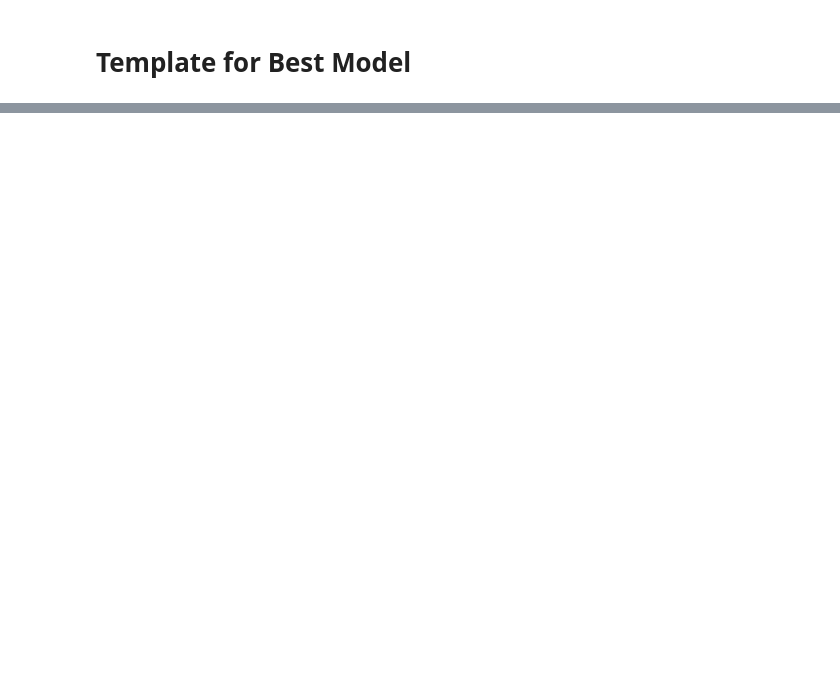
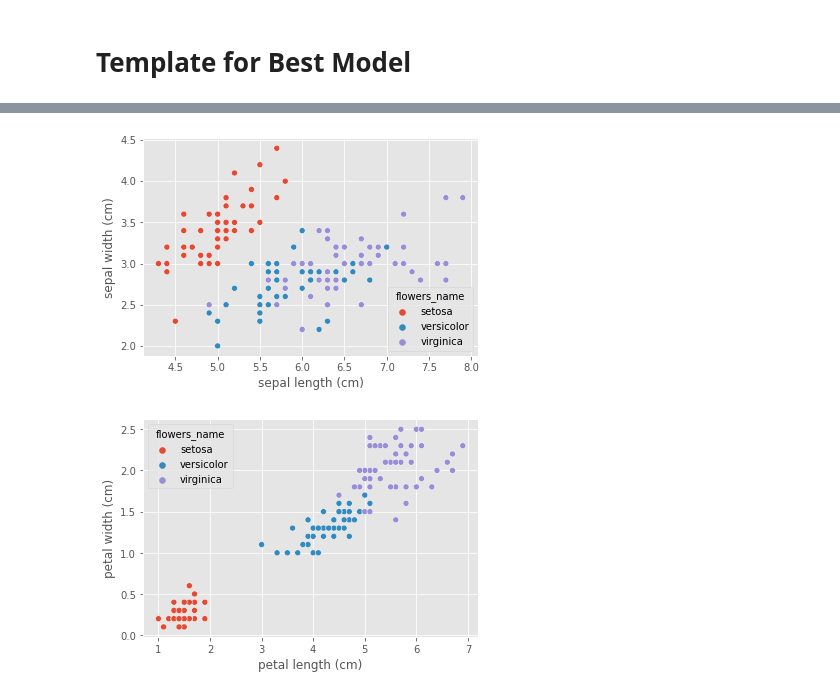
Before and after one commit to JatinderMalhi/machinelearning, a Jupyter notebook: machineLearning.ipynb, the cells around one changed output, grey strips where cells are left out. Cells and saved outputs as stored; diff of their text form; code cells hidden in the pictures; blank space fills up the shorter version.

```diff
--- a/machineLearning.ipynb
+++ b/machineLearning.ipynb
@@ -1072,0 +1209,9 @@ df
+# %%
+from sklearn.datasets import load_iris
+ir = load_iris()
+dir(ir)
+dfir = pd.DataFrame(ir.data, columns=ir.feature_names)
+dfir.head()
+dfir['target'] = ir.target
+dfir['flowers_name'] = dfir['target'].apply(lambda x: ir.target_names[x])
+dfir.head()
@@ -1072,0 +1225,23 @@ df
+# %%
+plt.style.use('ggplot')
+#dfir[dfir.target == 0 ].plot(
+#    kind='scatter', x='sepal length (cm)', y='sepal width (cm)', color = 'b')
+#dfir[dfir.target == 1].plot(
+#    kind='scatter', x='sepal length (cm)', y='sepal width (cm)',  color='r')
+#dfir[dfir.target == 2].plot(
+#    kind='scatter', x='sepal length (cm)', y='sepal width (cm)')
+sns.scatterplot(x='sepal length (cm)', y='sepal width (cm)',
+                hue='flowers_name', data=dfir)
+plt.xlabel('sepal length (cm)')
+plt.ylabel('sepal width (cm)')
+plt.show()
+
+sns.scatterplot(x='petal length (cm)', y='petal width (cm)',
+                hue='flowers_name', data=dfir)
+plt.xlabel('petal length (cm)')
+plt.ylabel('petal width (cm)')
+plt.show()
+from sklearn.neighbors import KNeighborsClassifier
+# %% [output]
+[figure, added]
+[figure, added]
```
Also changed, not shown: parts of 28 cells of this notebook, 1 other file.
